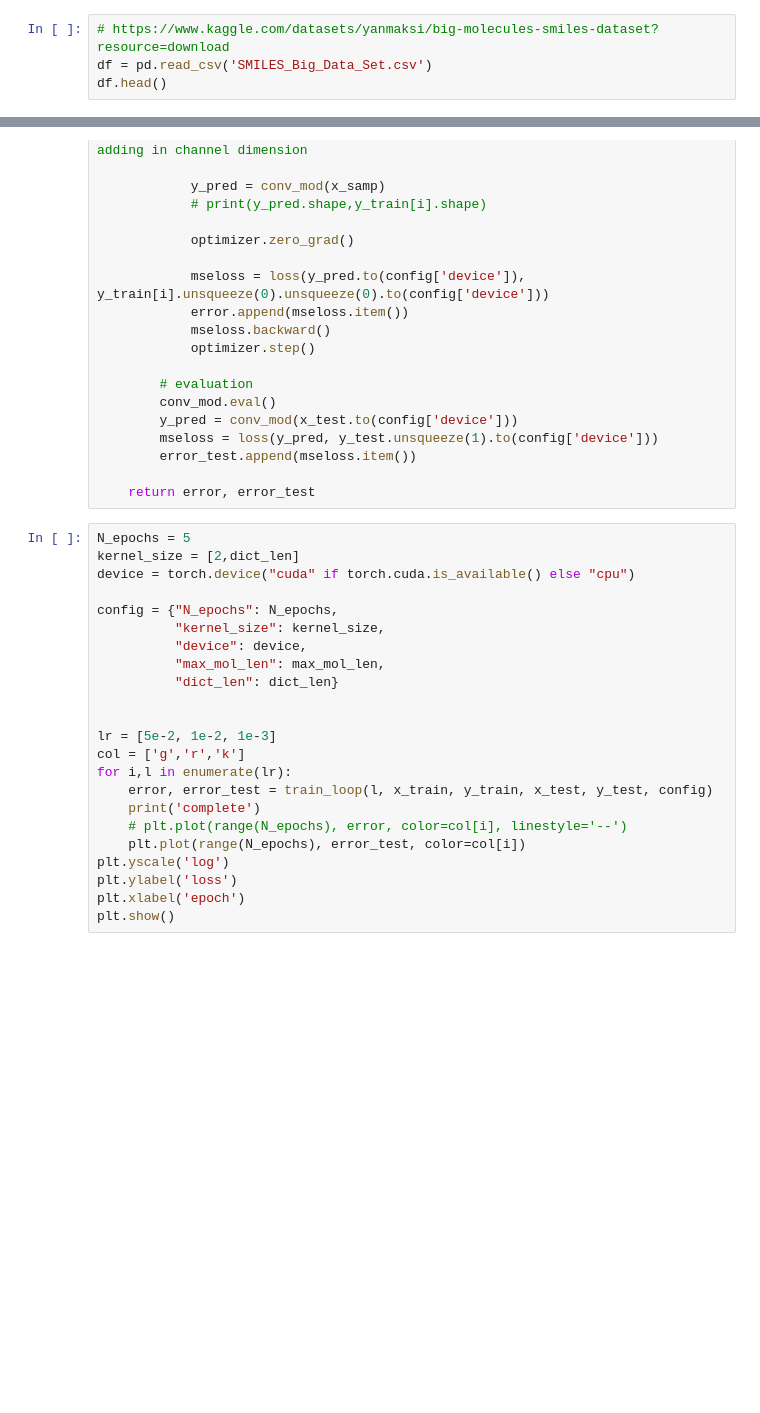
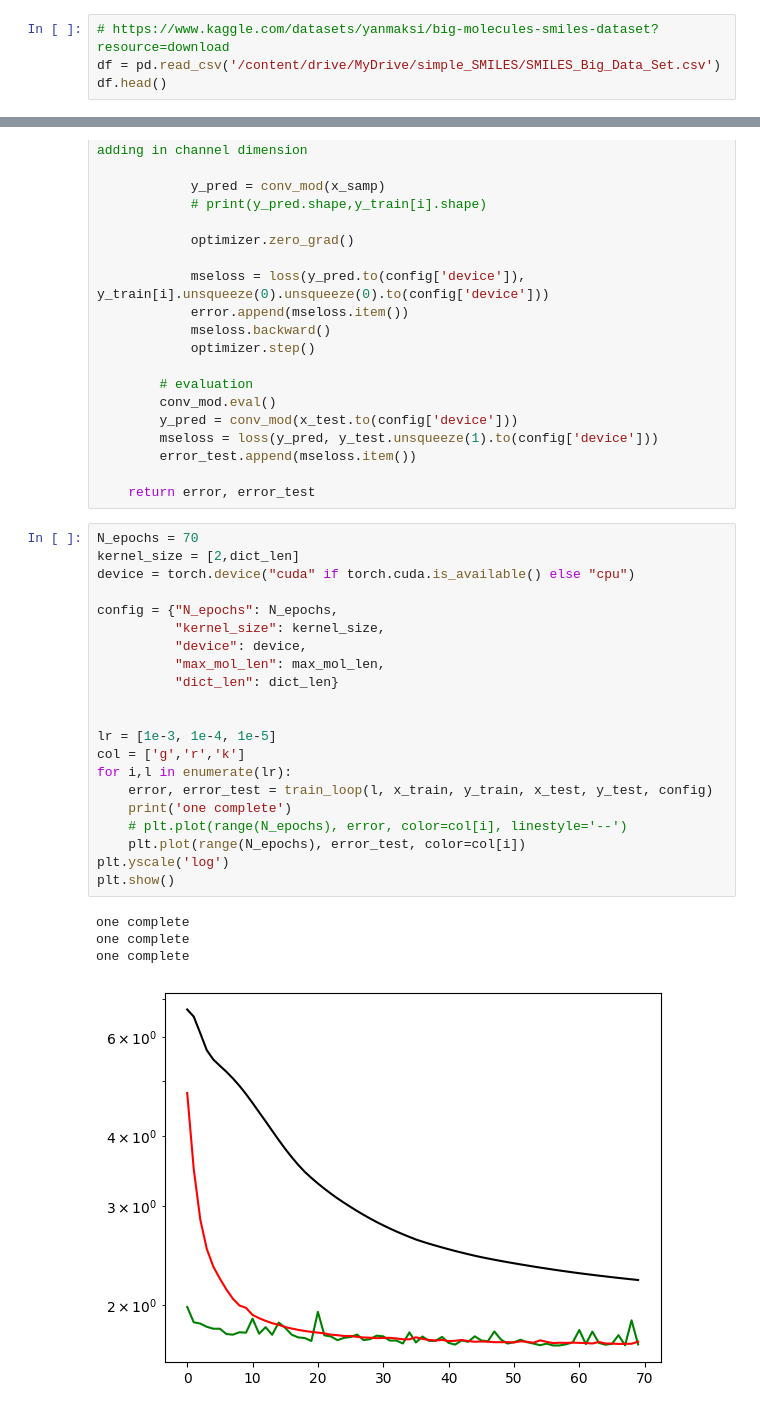
Before and after one commit to quantumyeasthacker/simple_SMILES, a Jupyter notebook: CNN.ipynb, the cells around one changed output, grey strips where cells are left out. Cells and saved outputs as stored; diff of their text form; blank space fills up the shorter version.

```diff
--- a/CNN.ipynb
+++ b/CNN.ipynb
@@ -8,7 +8,7 @@ import matplotlib.pyplot as plt
 import random
 # %%
 # https://www.kaggle.com/datasets/yanmaksi/big-molecules-smiles-dataset?resource=download
-df = pd.read_csv('SMILES_Big_Data_Set.csv')
+df = pd.read_csv('/content/drive/MyDrive/simple_SMILES/SMILES_Big_Data_Set.csv')
 df.head()
 # %% [output]
 |  | SMILES | pIC50 | mol | num_atoms | logP |
@@ -172,25 +172,28 @@ def train_loop(lr, x_train, y_train, x_test, y_test, config):
 
     return error, error_test
 # %%
-N_epochs = 5
+N_epochs = 70
 kernel_size = [2,dict_len]
 device = torch.device("cuda" if torch.cuda.is_available() else "cpu")
 
 config = {"N_epochs": N_epochs,
           "kernel_size": kernel_size,
           "device": device,
           "max_mol_len": max_mol_len,
           "dict_len": dict_len}
 
 
-lr = [5e-2, 1e-2, 1e-3]
+lr = [1e-3, 1e-4, 1e-5]
 col = ['g','r','k']
 for i,l in enumerate(lr):
     error, error_test = train_loop(l, x_train, y_train, x_test, y_test, config)
-    print('complete')
+    print('one complete')
     # plt.plot(range(N_epochs), error, color=col[i], linestyle='--')
     plt.plot(range(N_epochs), error_test, color=col[i])
 plt.yscale('log')
-plt.ylabel('loss')
-plt.xlabel('epoch')
 plt.show()
+# %% [output]
+one complete
+one complete
+one complete
+[figure, added]
```
Also changed, not shown: parts of 3 cells of this notebook.
